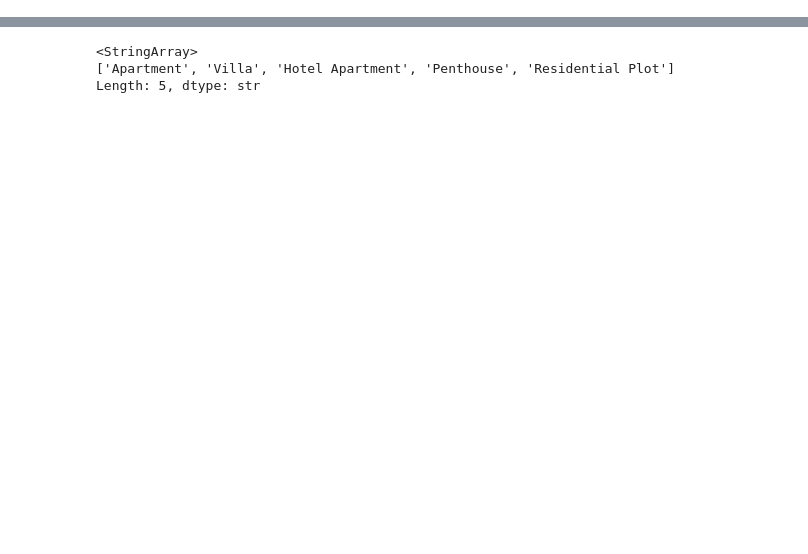
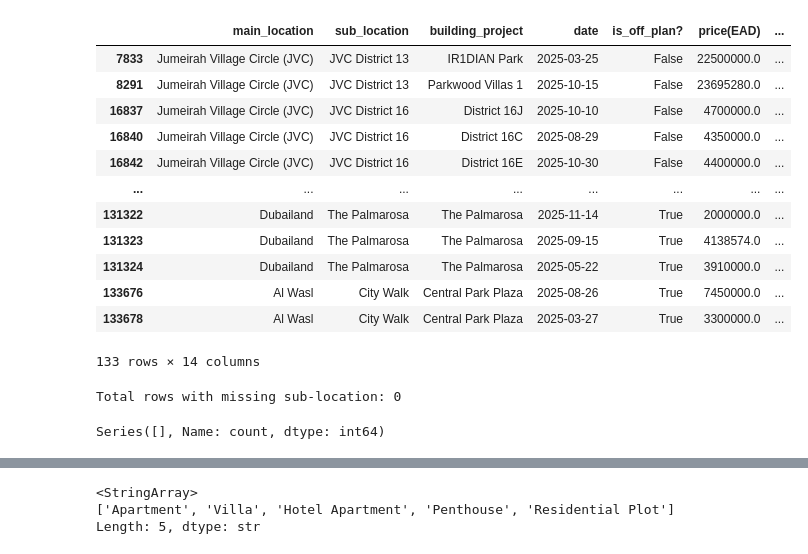
Before and after one commit to Paramesh079/sellanyhome, a Jupyter notebook: eda/train.ipynb, the cells around one changed output, grey strips where cells are left out. Saved outputs shown, nothing was run; the diff lists cells and outputs as text; code cells hidden in the pictures; blank space fills up the shorter version.

```diff
--- a/eda/train.ipynb
+++ b/eda/train.ipynb
@@ -28,5 +28,5 @@ memory usage: 11.3 MB
 # %%
-df = df.drop(columns=['location_selected','category', 'sub-category', 'location_image','beds'])
+df = df.drop(columns=['location_selected','category', 'sub-category', 'location_image'])
 # %%
 df['date'] = pd.to_datetime(df['date'])
 # %%
@@ -124,3 +126,15 @@ df.loc[
     (df['type'] == 'Penthouse') & (df['plot(sqft)'].isna()),
     'plot(sqft)'
 ] = 0
+# %%
+# Identify rows where BOTH sub_location and building_project are NA
+mask = df['sub_location'].isna() & df['building_project'].isna()
+
+# Fill those NA values with the corresponding main_location
+df.loc[mask, 'sub_location'] = df.loc[mask, 'main_location']
+df.loc[mask, 'building_project'] = df.loc[mask, 'main_location']
+
+# Verify the fix
+print(f"Filled {mask.sum()} rows where both sub_location and building_project were NA.")
+print("\nRemaining NA counts:")
+print(df[['sub_location', 'building_project']].isna().sum())
@@ -143,0 +188,26 @@ dtype: int64
+# %%
+df[df['beds'].isna()]
+# %% [output]
+|  | main_location | sub_location | building_project | date | is_off_plan? | price(EAD) | ... |
+| 7833 | Jumeirah Village Circle (JVC) | JVC District 13 | IR1DIAN Park | 2025-03-25 | False | 22500000.0 | ... |
+| 8291 | Jumeirah Village Circle (JVC) | JVC District 13 | Parkwood Villas 1 | 2025-10-15 | False | 23695280.0 | ... |
+| 16837 | Jumeirah Village Circle (JVC) | JVC District 16 | District 16J | 2025-10-10 | False | 4700000.0 | ... |
+| 16840 | Jumeirah Village Circle (JVC) | JVC District 16 | District 16C | 2025-08-29 | False | 4350000.0 | ... |
+| 16842 | Jumeirah Village Circle (JVC) | JVC District 16 | District 16E | 2025-10-30 | False | 4400000.0 | ... |
+| ... | ... | ... | ... | ... | ... | ... | ... |
+| 131322 | Dubailand | The Palmarosa | The Palmarosa | 2025-11-14 | True | 2000000.0 | ... |
+| 131323 | Dubailand | The Palmarosa | The Palmarosa | 2025-09-15 | True | 4138574.0 | ... |
+| 131324 | Dubailand | The Palmarosa | The Palmarosa | 2025-05-22 | True | 3910000.0 | ... |
+| 133676 | Al Wasl | City Walk | Central Park Plaza | 2025-08-26 | True | 7450000.0 | ... |
+| 133678 | Al Wasl | City Walk | Central Park Plaza | 2025-03-27 | True | 3300000.0 | ... |
+133 rows × 14 columns
+# %%
+# Filter and display rows where sub_location is null
+df_sub_na = df[df['sub_location'].isna()]
+
+print(f"Total rows with missing sub-location: {len(df_sub_na)}")
+
+df_sub_na['main_location'].value_counts()
+# %% [output]
+Total rows with missing sub-location: 0
+Series([], Name: count, dtype: int64)
```
Also changed, not shown: parts of 32 cells of this notebook, 3 other files.
